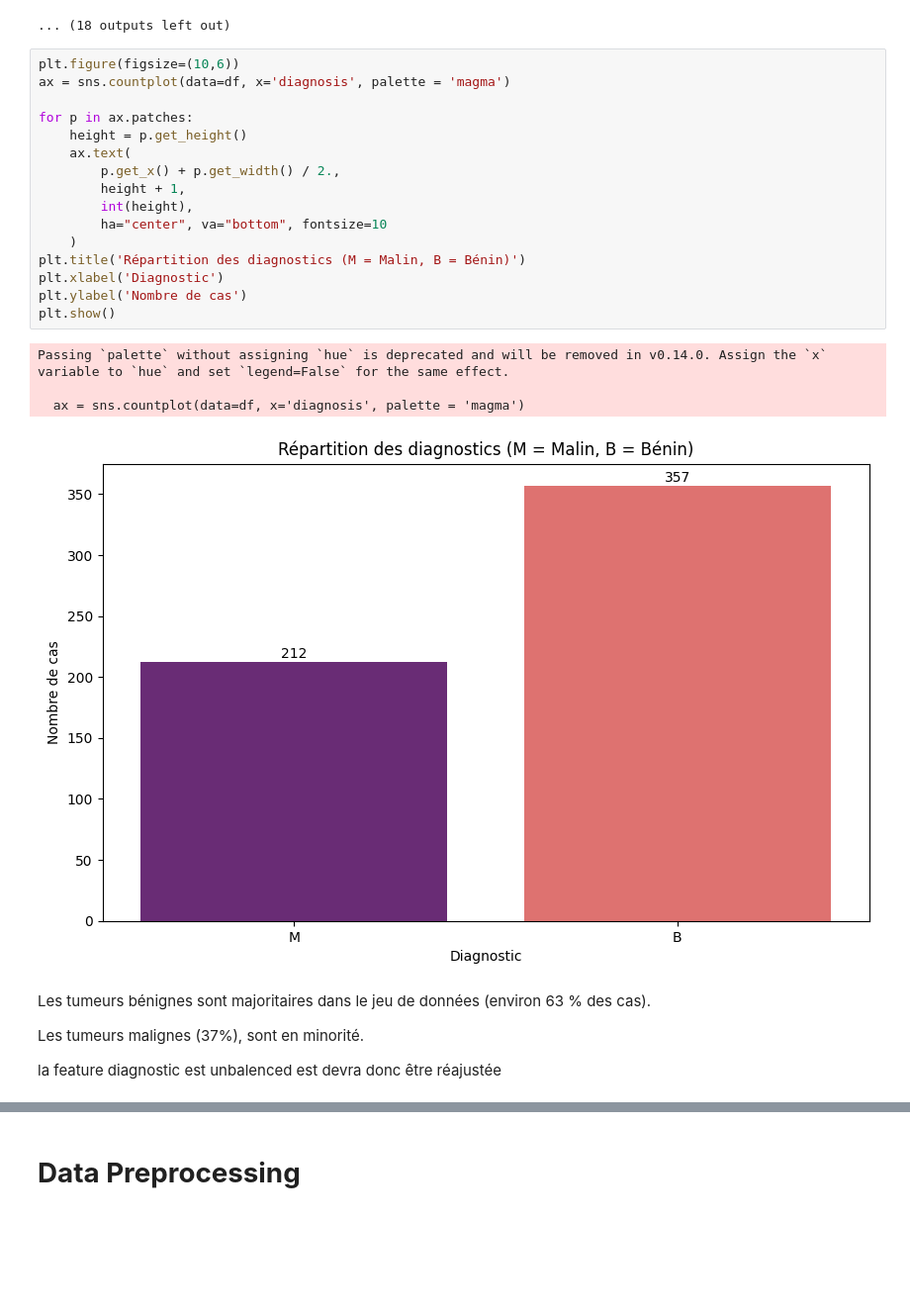
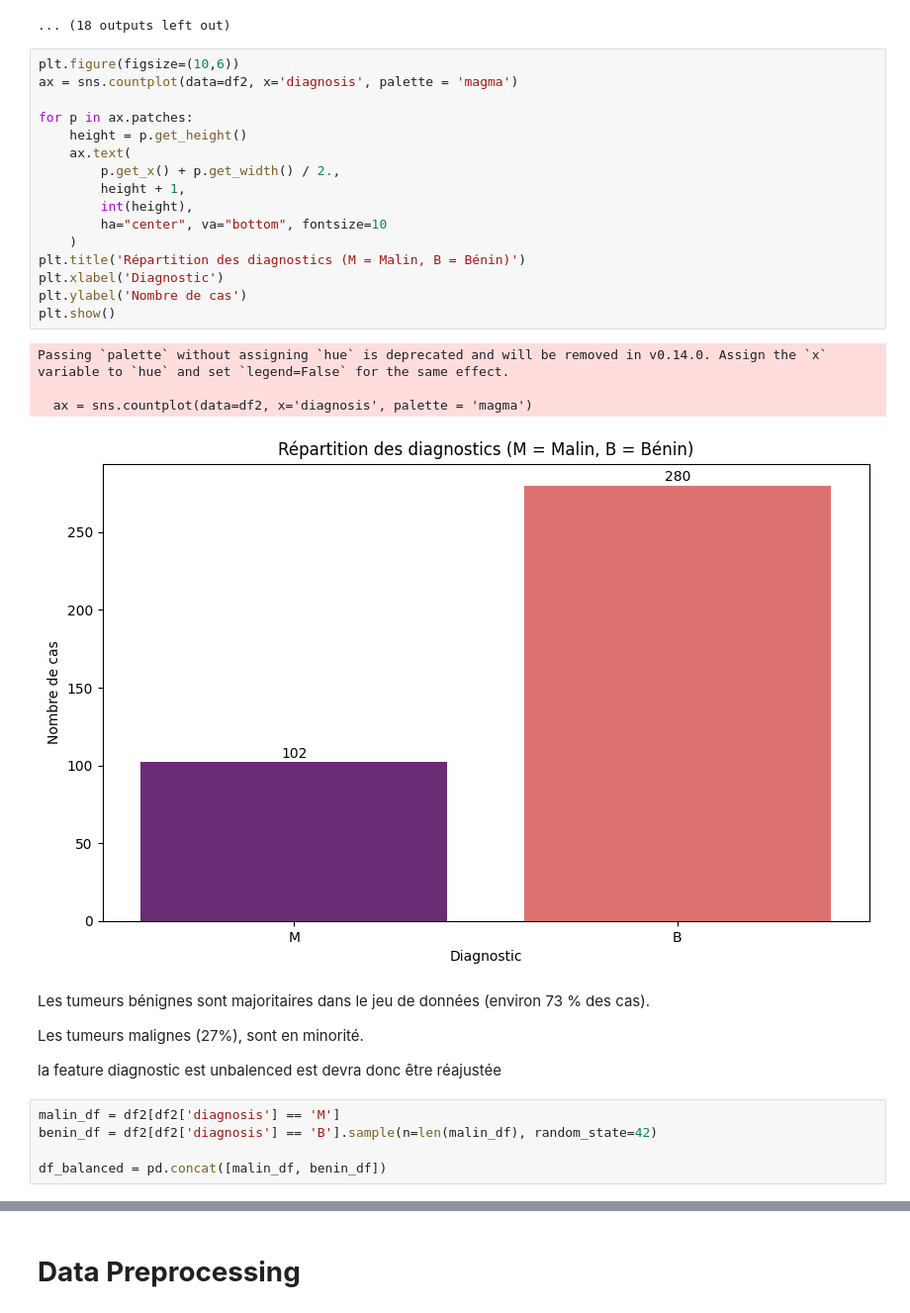
Before and after one commit to sabka95/GenAI, a Jupyter notebook: Week4/Day3/DailyChallenge.ipynb, the cells around one changed output, grey strips where cells are left out. Shown at 99% size. Cells and saved outputs as stored; diff of their text form; blank space fills up the shorter version.

```diff
--- a/Week4/Day3/DailyChallenge.ipynb
+++ b/Week4/Day3/DailyChallenge.ipynb
@@ -157,28 +155,33 @@ for col in df2.columns[1:]:
 ... (18 outputs left out)
 # %%
 plt.figure(figsize=(10,6))
-ax = sns.countplot(data=df, x='diagnosis', palette = 'magma')
+ax = sns.countplot(data=df2, x='diagnosis', palette = 'magma')
 
 for p in ax.patches:
     height = p.get_height()
     ax.text(
         p.get_x() + p.get_width() / 2.,
         height + 1,
         int(height),
         ha="center", va="bottom", fontsize=10
     )
 plt.title('Répartition des diagnostics (M = Malin, B = Bénin)')
 plt.xlabel('Diagnostic')
 plt.ylabel('Nombre de cas')
 plt.show()
 # %% [output]
 Passing `palette` without assigning `hue` is deprecated and will be removed in v0.14.0. Assign the `x` variable to `hue` and set `legend=False` for the same effect.
 
-  ax = sns.countplot(data=df, x='diagnosis', palette = 'magma')
+  ax = sns.countplot(data=df2, x='diagnosis', palette = 'magma')
-[figure, old version]
+[figure, new version]
 # %% [markdown]
-Les tumeurs bénignes sont majoritaires dans le jeu de données (environ 63 % des cas).
+Les tumeurs bénignes sont majoritaires dans le jeu de données (environ 73 % des cas).
 
-Les tumeurs malignes (37%), sont en minorité.
+Les tumeurs malignes (27%), sont en minorité.
 
 la feature diagnostic est unbalenced est devra donc être réajustée
+# %%
+malin_df = df2[df2['diagnosis'] == 'M']
+benin_df = df2[df2['diagnosis'] == 'B'].sample(n=len(malin_df), random_state=42)
+
+df_balanced = pd.concat([malin_df, benin_df])
```
Also changed, not shown: parts of 9 cells of this notebook.
